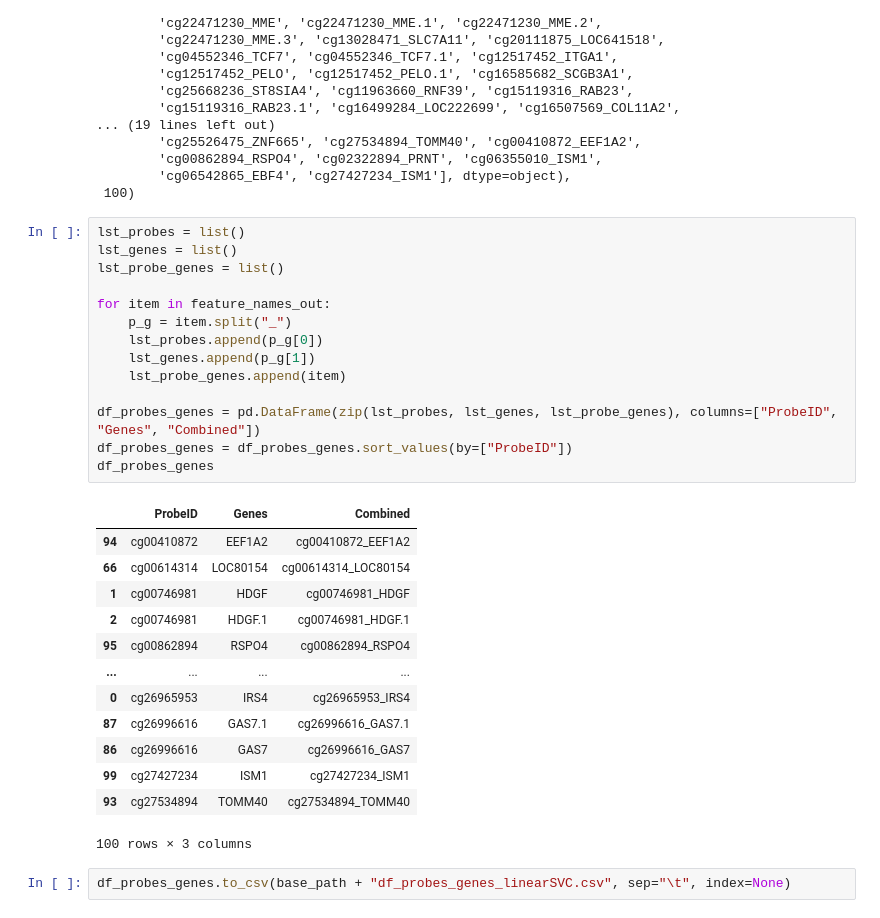
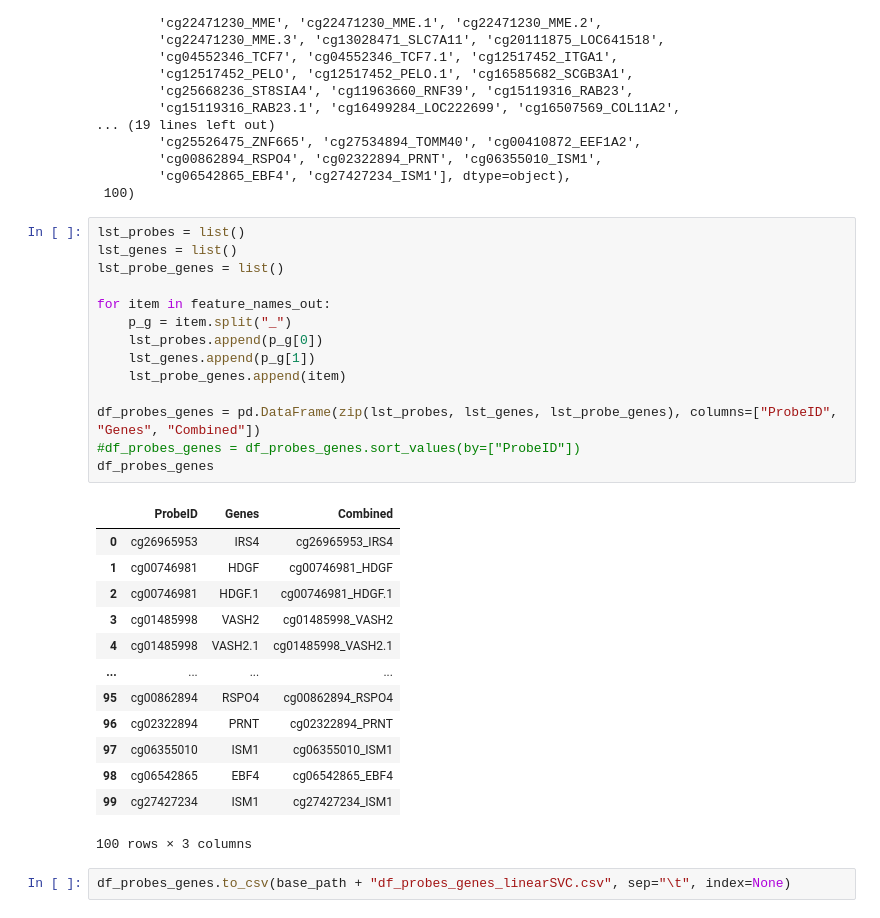
Before and after one commit to anuprulez/nanosampler, a Jupyter notebook: AML/LinearSVC_analysis_HumanMethylation450_dataset.ipynb, the cells around one changed output. Cells and saved outputs as stored; diff of their text form.

```diff
--- a/AML/LinearSVC_analysis_HumanMethylation450_dataset.ipynb
+++ b/AML/LinearSVC_analysis_HumanMethylation450_dataset.ipynb
@@ -228,30 +236,30 @@ feature_names_out, len(feature_names_out)
 # %%
 lst_probes = list()
 lst_genes = list()
 lst_probe_genes = list()
 
 for item in feature_names_out:
     p_g = item.split("_")
     lst_probes.append(p_g[0])
     lst_genes.append(p_g[1])
     lst_probe_genes.append(item)
 
 df_probes_genes = pd.DataFrame(zip(lst_probes, lst_genes, lst_probe_genes), columns=["ProbeID", "Genes", "Combined"])
-df_probes_genes = df_probes_genes.sort_values(by=["ProbeID"])
+#df_probes_genes = df_probes_genes.sort_values(by=["ProbeID"])
 df_probes_genes
 # %% [output]
 |  | ProbeID | Genes | Combined |
-| 94 | cg00410872 | EEF1A2 | cg00410872_EEF1A2 |
-| 66 | cg00614314 | LOC80154 | cg00614314_LOC80154 |
+| 0 | cg26965953 | IRS4 | cg26965953_IRS4 |
 | 1 | cg00746981 | HDGF | cg00746981_HDGF |
 | 2 | cg00746981 | HDGF.1 | cg00746981_HDGF.1 |
+| 3 | cg01485998 | VASH2 | cg01485998_VASH2 |
+| 4 | cg01485998 | VASH2.1 | cg01485998_VASH2.1 |
+| ... | ... | ... | ... |
 | 95 | cg00862894 | RSPO4 | cg00862894_RSPO4 |
-| ... | ... | ... | ... |
-| 0 | cg26965953 | IRS4 | cg26965953_IRS4 |
-| 87 | cg26996616 | GAS7.1 | cg26996616_GAS7.1 |
-| 86 | cg26996616 | GAS7 | cg26996616_GAS7 |
+| 96 | cg02322894 | PRNT | cg02322894_PRNT |
+| 97 | cg06355010 | ISM1 | cg06355010_ISM1 |
+| 98 | cg06542865 | EBF4 | cg06542865_EBF4 |
 | 99 | cg27427234 | ISM1 | cg27427234_ISM1 |
-| 93 | cg27534894 | TOMM40 | cg27534894_TOMM40 |
 100 rows × 3 columns
 # %%
 df_probes_genes.to_csv(base_path + "df_probes_genes_linearSVC.csv", sep="\t", index=None)
```
Also changed, not shown: parts of 23 cells of this notebook.
